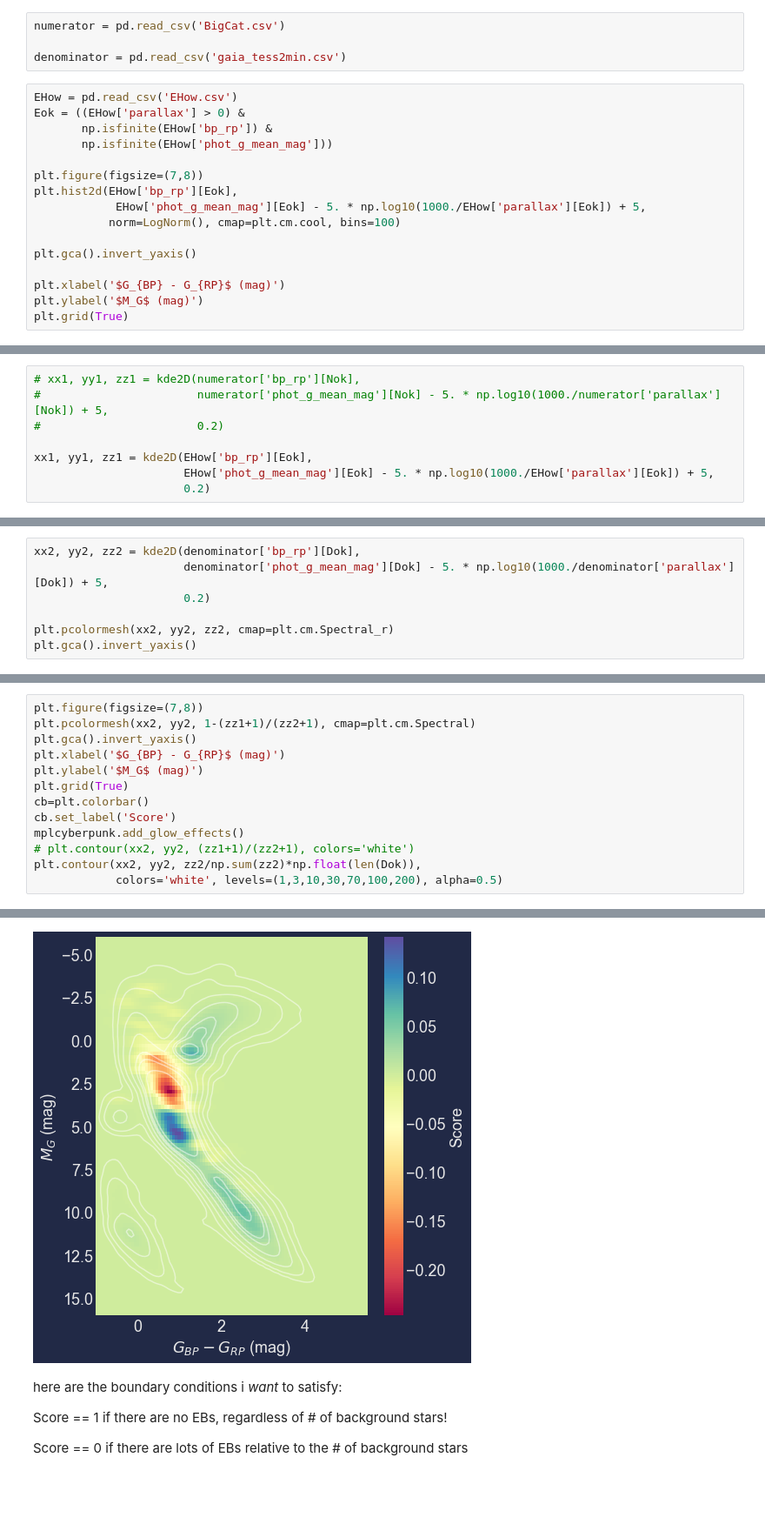
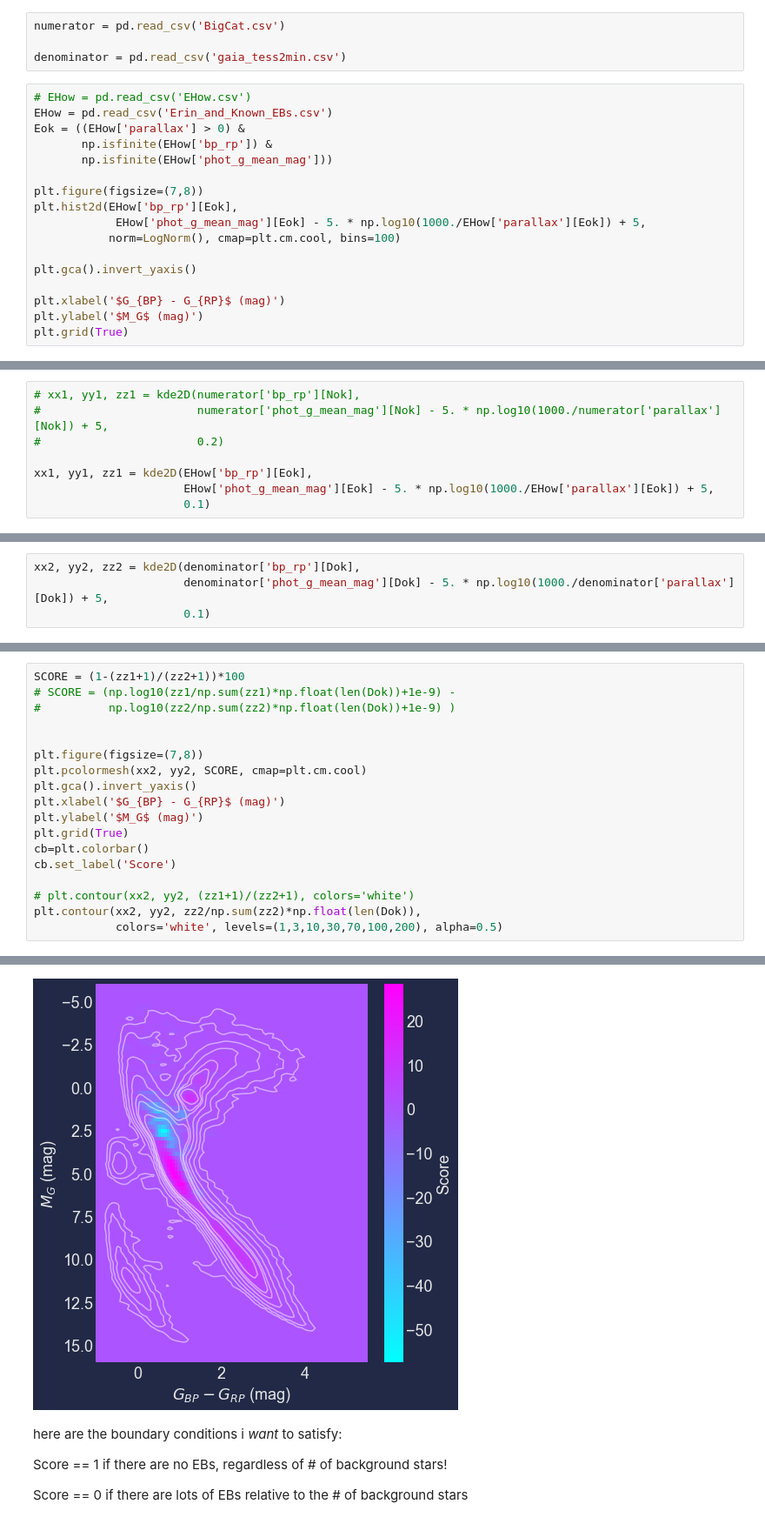
Before and after one commit to jradavenport/EBHRD, a Jupyter notebook: notebooks/metric_v1.ipynb, the cells around one changed output, grey strips where cells are left out. Shown at 87% size. Cells and saved outputs as stored; diff of their text form; blank space fills up the shorter version.

```diff
--- a/notebooks/metric_v1.ipynb
+++ b/notebooks/metric_v1.ipynb
@@ -50,7 +50,8 @@ numerator = pd.read_csv('BigCat.csv')
 
 denominator = pd.read_csv('gaia_tess2min.csv')
 # %%
-EHow = pd.read_csv('EHow.csv')
+# EHow = pd.read_csv('EHow.csv')
+EHow = pd.read_csv('Erin_and_Known_EBs.csv')
 Eok = ((EHow['parallax'] > 0) &
        np.isfinite(EHow['bp_rp']) &
        np.isfinite(EHow['phot_g_mean_mag']))
@@ -186,6 +139,6 @@ mplcyberpunk.add_glow_effects()
 
 xx1, yy1, zz1 = kde2D(EHow['bp_rp'][Eok],
                       EHow['phot_g_mean_mag'][Eok] - 5. * np.log10(1000./EHow['parallax'][Eok]) + 5,
-                      0.2)
+                      0.1)
 # %%
 plt.figure(figsize=(7,8))
@@ -200,7 +154,4 @@ plt.grid(True)
 # %%
 xx2, yy2, zz2 = kde2D(denominator['bp_rp'][Dok],
                       denominator['phot_g_mean_mag'][Dok] - 5. * np.log10(1000./denominator['parallax'][Dok]) + 5,
-                      0.2)
-
-plt.pcolormesh(xx2, yy2, zz2, cmap=plt.cm.Spectral_r)
-plt.gca().invert_yaxis()
+                      0.1)
@@ -222,19 +180,24 @@ plt.contour(xx2, yy2, zz2/np.sum(zz2)*np.float(len(Dok)),
 # %%
+SCORE = (1-(zz1+1)/(zz2+1))*100
+# SCORE = (np.log10(zz1/np.sum(zz1)*np.float(len(Dok))+1e-9) -
+#          np.log10(zz2/np.sum(zz2)*np.float(len(Dok))+1e-9) )
+
+
 plt.figure(figsize=(7,8))
-plt.pcolormesh(xx2, yy2, 1-(zz1+1)/(zz2+1), cmap=plt.cm.Spectral)
+plt.pcolormesh(xx2, yy2, SCORE, cmap=plt.cm.cool)
 plt.gca().invert_yaxis()
 plt.xlabel('$G_{BP} - G_{RP}$ (mag)')
 plt.ylabel('$M_G$ (mag)')
 plt.grid(True)
 cb=plt.colorbar()
 cb.set_label('Score')
-mplcyberpunk.add_glow_effects()
+
 # plt.contour(xx2, yy2, (zz1+1)/(zz2+1), colors='white')
 plt.contour(xx2, yy2, zz2/np.sum(zz2)*np.float(len(Dok)),
             colors='white', levels=(1,3,10,30,70,100,200), alpha=0.5)
 # %% [output]
 <matplotlib.contour.QuadContourSet at 0x...>
-[figure, old version]
+[figure, new version]
 # %% [markdown]
 here are the boundary conditions i *want* to satisfy:
 
```
Also changed, not shown: parts of 14 cells of this notebook, 3 other files.
